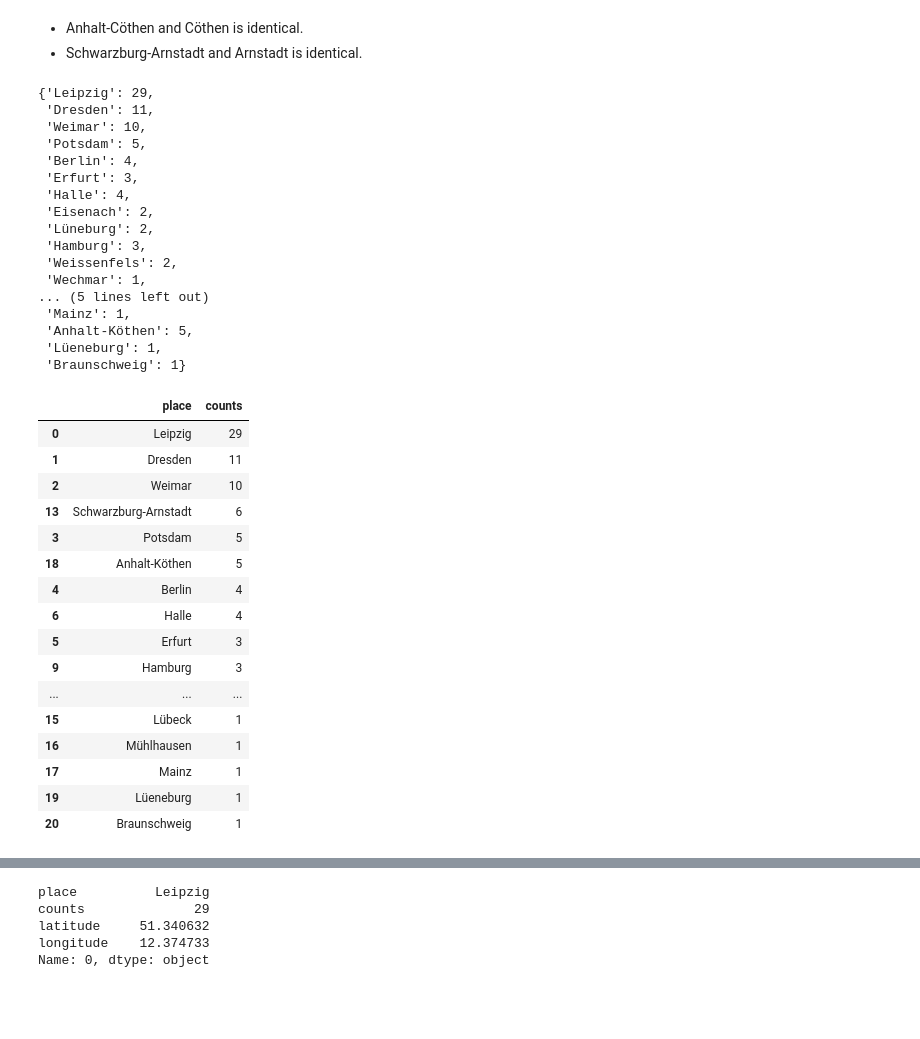
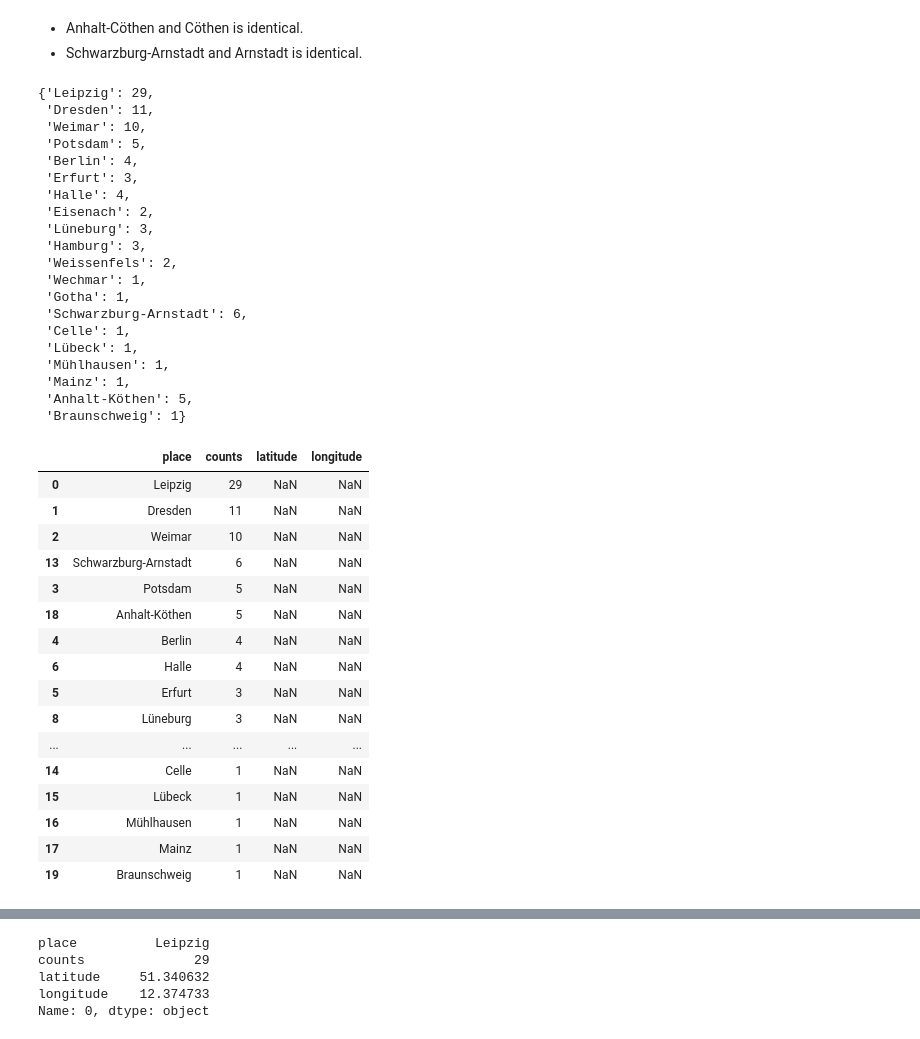
Before and after one commit to araobp/bach-network, a Jupyter notebook: ipynb/Places.ipynb, the cells around one changed output, grey strips where cells are left out. Drawn from its saved outputs; the diff is of its cells as text; code cells hidden in the pictures; blank space fills up the shorter version.

```diff
--- a/ipynb/Places.ipynb
+++ b/ipynb/Places.ipynb
@@ -188,7 +187,7 @@ m
 GERMAN_CITIES_REPLACE = {
     "Anhalt-Cöthen": "Anhalt-Köthen",
     "Arnstadt": "Schwarzburg-Arnstadt",
-    "Lüeburg": "Lüeneburg",
+    "Lüeburg": "Lüneburg",
     "Halleand": "Halle",
     "visitedHamburg": "Hamburg",
     "Brunswick": "Braunschweig",  # Replace it with its German name
@@ -244,36 +243,41 @@ german_cities_
  'Erfurt': 3,
  'Halle': 4,
  'Eisenach': 2,
- 'Lüneburg': 2,
+ 'Lüneburg': 3,
  'Hamburg': 3,
  'Weissenfels': 2,
  'Wechmar': 1,
-... (5 lines left out)
+ 'Gotha': 1,
+ 'Schwarzburg-Arnstadt': 6,
+ 'Celle': 1,
+ 'Lübeck': 1,
+ 'Mühlhausen': 1,
  'Mainz': 1,
  'Anhalt-Köthen': 5,
- 'Lüeneburg': 1,
  'Braunschweig': 1}
 # %%
 df = pd.DataFrame(list(german_cities_.items()), columns=['place', 'counts']).sort_values('counts', ascending=False)
+df['latitude'] = np.nan
+df['longitude'] = np.nan
 df
 # %% [output]
-|  | place | counts |
-| 0 | Leipzig | 29 |
-| 1 | Dresden | 11 |
-| 2 | Weimar | 10 |
-| 13 | Schwarzburg-Arnstadt | 6 |
-| 3 | Potsdam | 5 |
-| 18 | Anhalt-Köthen | 5 |
-| 4 | Berlin | 4 |
-| 6 | Halle | 4 |
-| 5 | Erfurt | 3 |
-| 9 | Hamburg | 3 |
-| ... | ... | ... |
-| 15 | Lübeck | 1 |
-| 16 | Mühlhausen | 1 |
-| 17 | Mainz | 1 |
-| 19 | Lüeneburg | 1 |
-| 20 | Braunschweig | 1 |
+|  | place | counts | latitude | longitude |
+| 0 | Leipzig | 29 | NaN | NaN |
+| 1 | Dresden | 11 | NaN | NaN |
+| 2 | Weimar | 10 | NaN | NaN |
+| 13 | Schwarzburg-Arnstadt | 6 | NaN | NaN |
+| 3 | Potsdam | 5 | NaN | NaN |
+| 18 | Anhalt-Köthen | 5 | NaN | NaN |
+| 4 | Berlin | 4 | NaN | NaN |
+| 6 | Halle | 4 | NaN | NaN |
+| 5 | Erfurt | 3 | NaN | NaN |
+| 8 | Lüneburg | 3 | NaN | NaN |
+| ... | ... | ... | ... | ... |
+| 14 | Celle | 1 | NaN | NaN |
+| 15 | Lübeck | 1 | NaN | NaN |
+| 16 | Mühlhausen | 1 | NaN | NaN |
+| 17 | Mainz | 1 | NaN | NaN |
+| 19 | Braunschweig | 1 | NaN | NaN |
 # %%
 fig, ax = plt.subplots(figsize=(12,3))
 ax.bar(df.place, df.counts)
```
Also changed, not shown: parts of 9 cells of this notebook, 2 other files.
